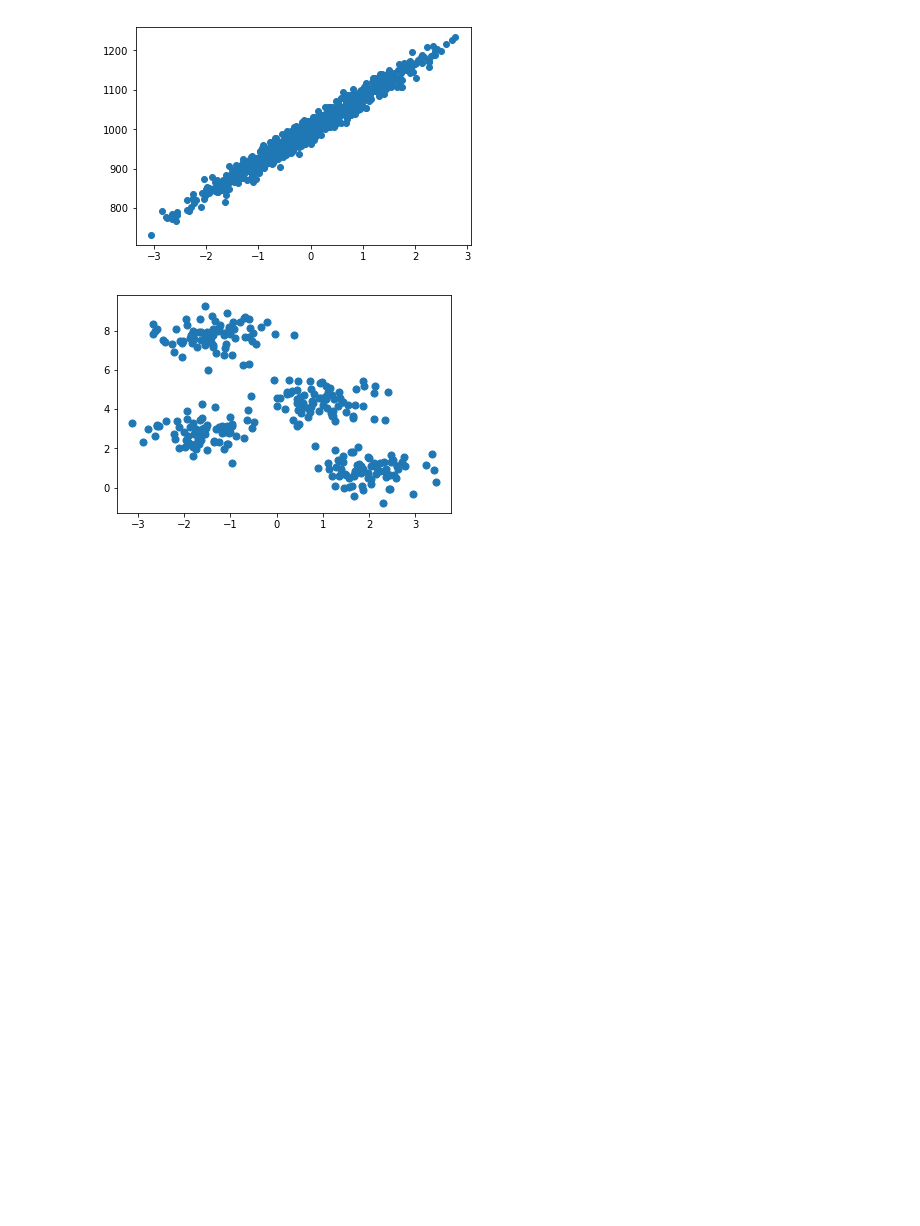
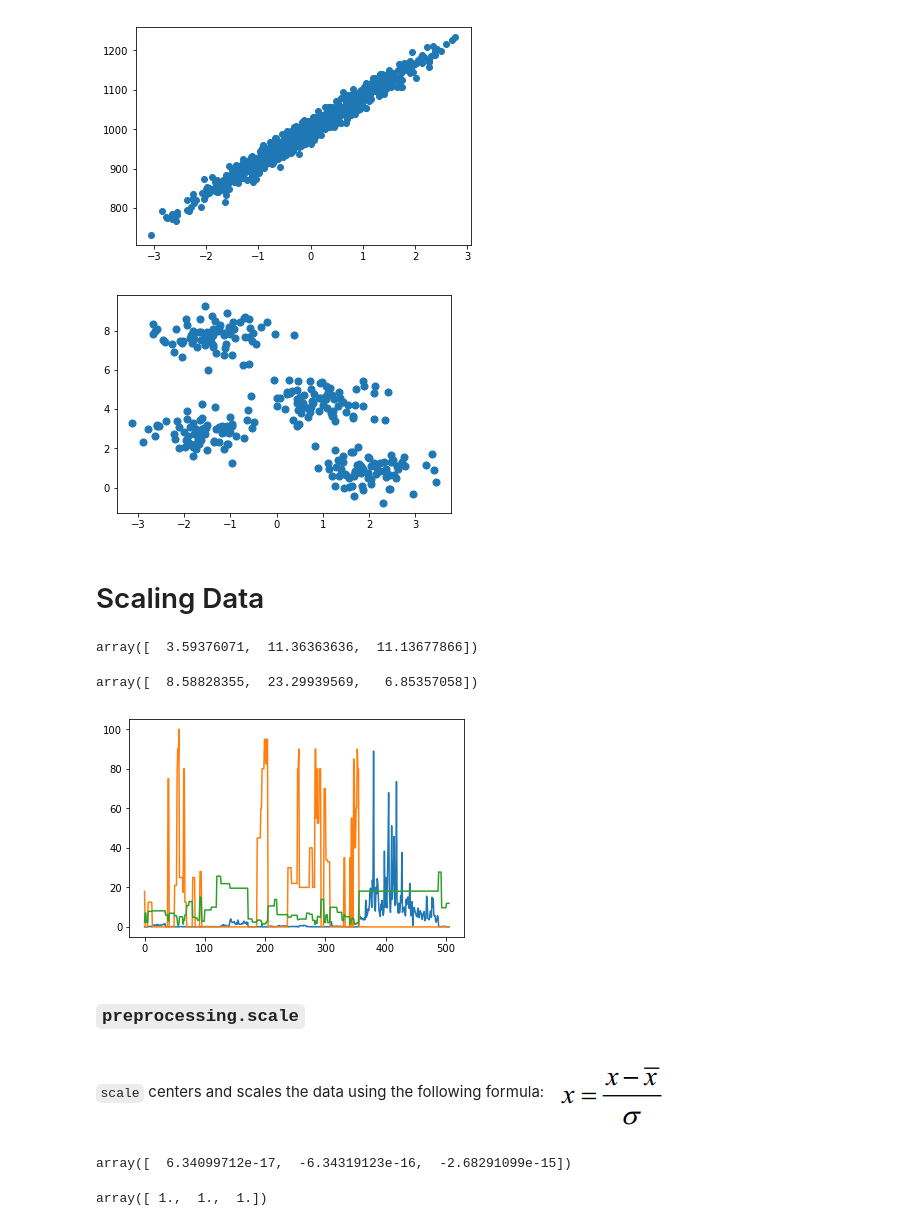
Before and after one commit to rvernagus/data-science-notebooks, a Jupyter notebook: scikit-learn/Preparing Data.ipynb, the cells around one changed output. Drawn from its saved outputs; the diff is of its cells as text; code cells hidden in the pictures; blank space fills up the shorter version.

Commit message:
Add data scaling section

```diff
--- a/scikit-learn/Preparing Data.ipynb
+++ b/scikit-learn/Preparing Data.ipynb
@@ -50,3 +50,25 @@ X, y = datasets.make_blobs(n_samples=300, centers=4,
 plt.scatter(X[:, 0], X[:, 1], s=50);
 # %% [output]
 [figure]
+# %% [markdown]
+# Scaling Data
+# %%
+from sklearn import preprocessing
+
+X, y = boston.data, boston.target
+X[:, :3].mean(axis=0)
+# %% [output]
+array([  3.59376071,  11.36363636,  11.13677866])
+# %%
+X[:, :3].std(axis=0)
+# %% [output]
+array([  8.58828355,  23.29939569,   6.85357058])
+# %%
+plt.plot(X[:, :3]);
+# %% [output]
+[figure, added]
+# %% [markdown]
+### `preprocessing.scale`
+# %% [markdown]
+`scale` centers and scales the data using the following formula:
+![image.png](attachment:image.png)
@@ -52,0 +77,8 @@ plt.scatter(X[:, 0], X[:, 1], s=50);
+# %%
+X_2.mean(axis=0)
+# %% [output]
+array([  6.34099712e-17,  -6.34319123e-16,  -2.68291099e-15])
+# %%
+X_2.std(axis=0)
+# %% [output]
+array([ 1.,  1.,  1.])
```
Also changed, not shown: parts of 19 cells of this notebook.
